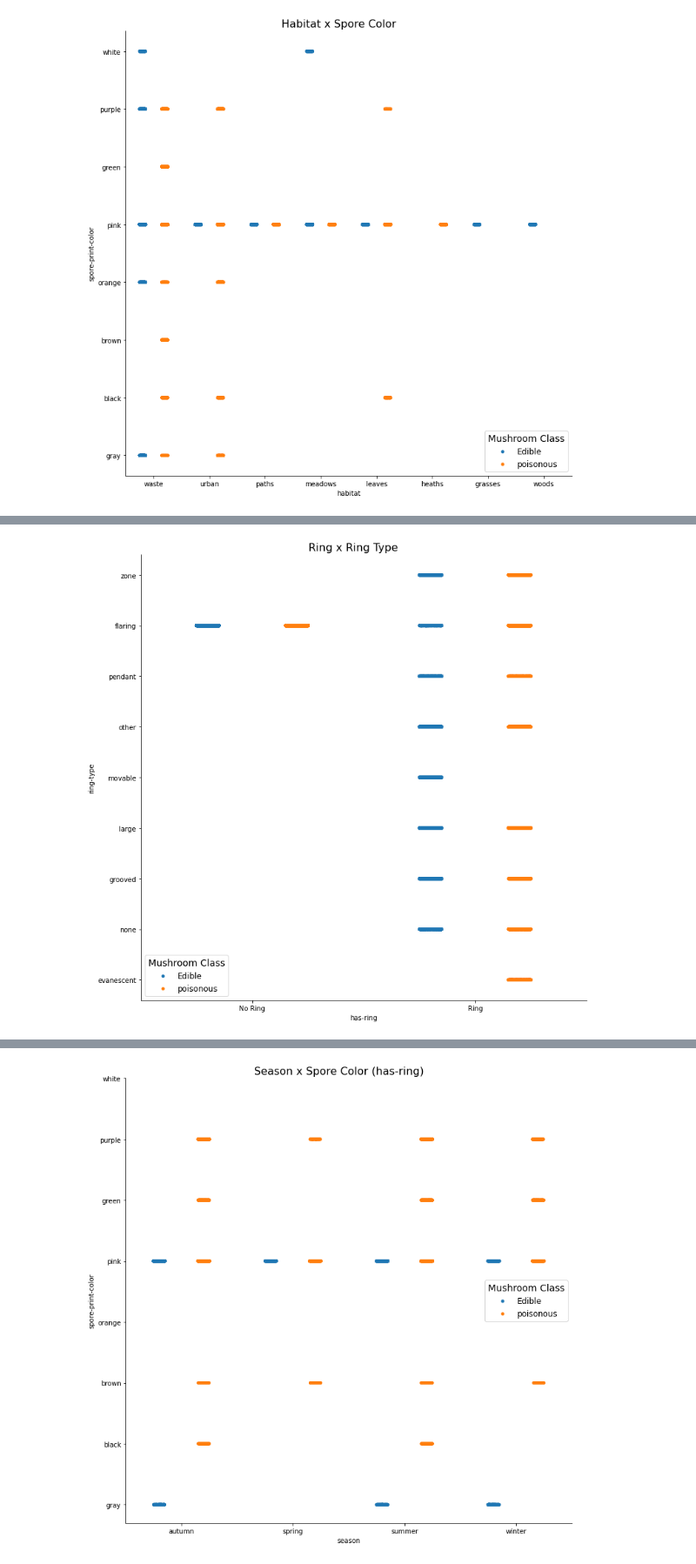
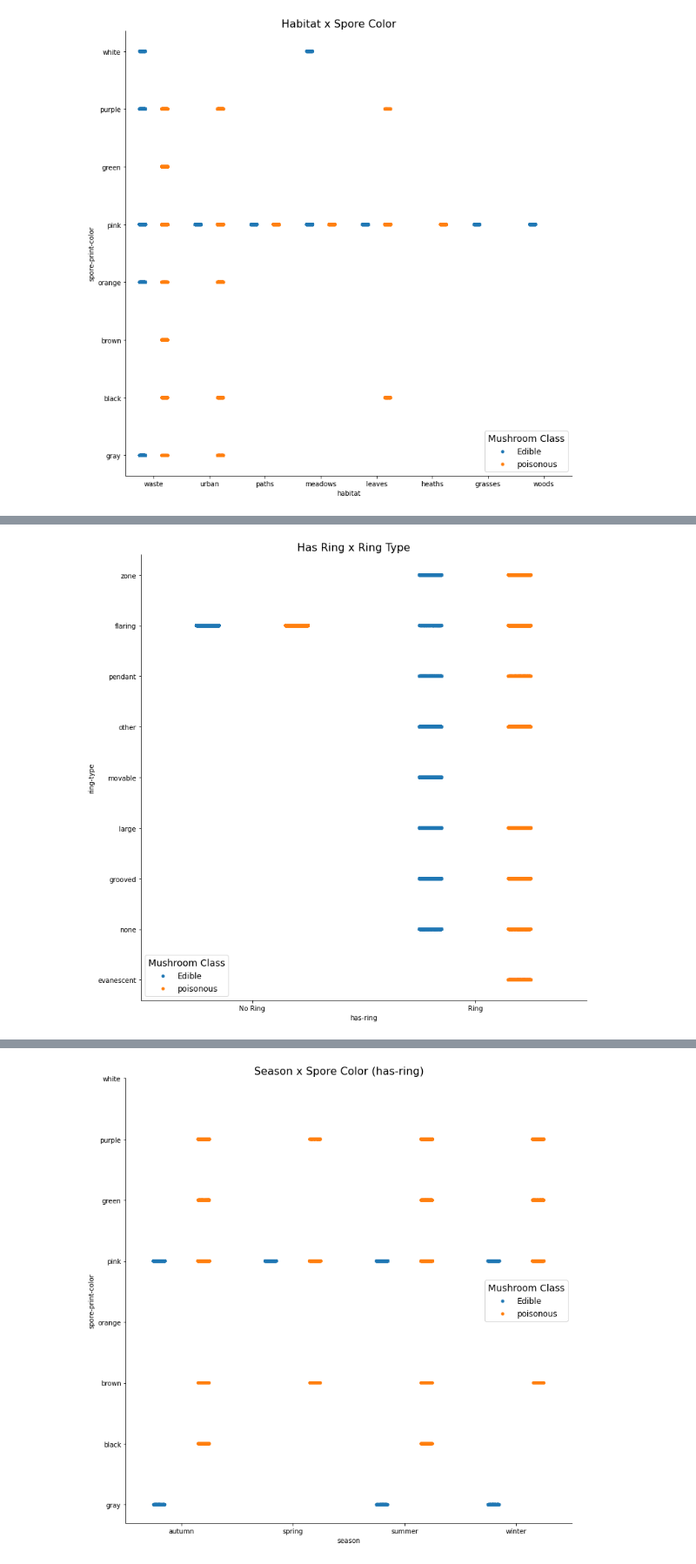
Before and after one commit to debdeepm26/IS597MLC_Final_Project, a Jupyter notebook: Mushroom.ipynb, the cells around one changed output, grey strips where cells are left out. Shown at 87% size. Saved outputs shown, nothing was run; the diff lists cells and outputs as text; code cells hidden in the pictures.

```diff
--- a/Mushroom.ipynb
+++ b/Mushroom.ipynb
@@ -616,9 +626,9 @@ plt.show()
 # %%
 plot = sns.catplot(x ='has-ring', y ='ring-type', data = mushroom_data_dd_nao, hue ='class', dodge = True, height=10, legend=False)
-plot.fig.suptitle("Ring x Ring Type", fontsize=16, y=1.01)
+plot.fig.suptitle("Has Ring x Ring Type", fontsize=16, y=1.01)
 plot.set_xticklabels(['No Ring', 'Ring'])
 plot.set_yticklabels(['zone', 'flaring', 'pendant', 'other', 'movable', 'large', 'grooved', 'none', 'evanescent'])
 plt.legend(title='Mushroom Class', loc='lower left', labels=['Edible', 'poisonous'], title_fontsize='14', fontsize='12')
 plt.show()
 # %% [output]
-[figure, old version]
+[figure, new version]
```
Also changed, not shown: parts of 7 cells of this notebook.
